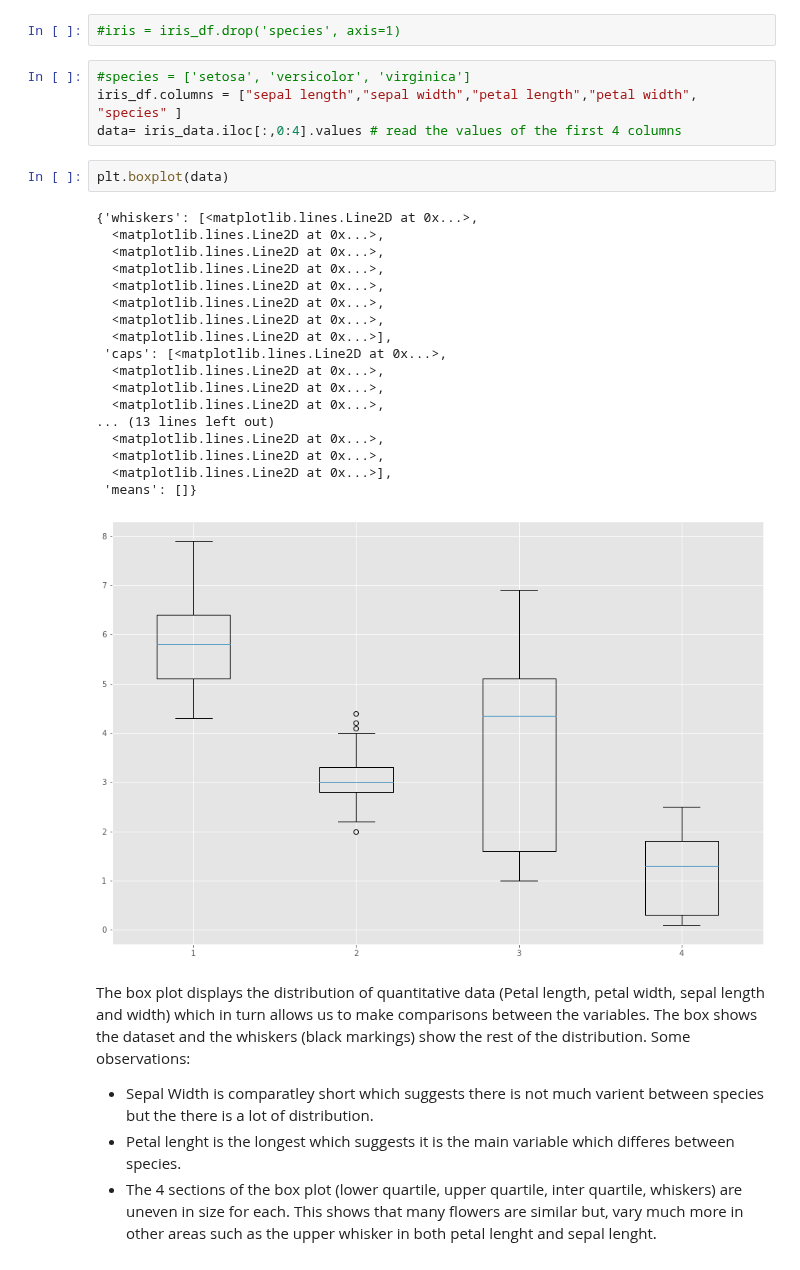
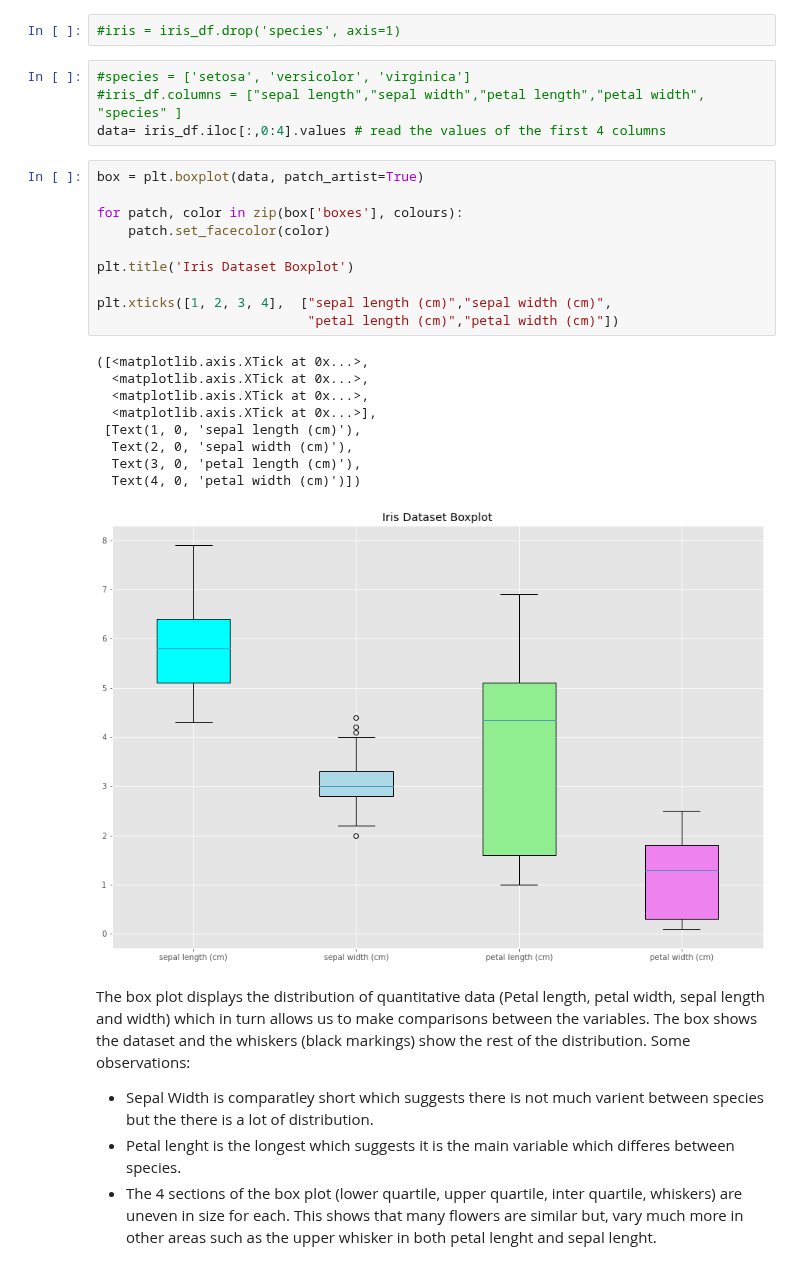
Before and after one commit to kmcd14/FofData-assessment, a Jupyter notebook: pyplot.ipynb, the cells around one changed output. Drawn from its saved outputs; the diff is of its cells as text.

```diff
--- a/pyplot.ipynb
+++ b/pyplot.ipynb
@@ -603,29 +656,28 @@ Text(0.5, 1.0, 'Boxplot')
 #iris = iris_df.drop('species', axis=1)
 # %%
 #species = ['setosa', 'versicolor', 'virginica']
-iris_df.columns = ["sepal length","sepal width","petal length","petal width", "species" ]
-data= iris_data.iloc[:,0:4].values # read the values of the first 4 columns
+#iris_df.columns = ["sepal length","sepal width","petal length","petal width", "species" ]
+data= iris_df.iloc[:,0:4].values # read the values of the first 4 columns
-# %%
-plt.boxplot(data)
-# %% [output]
-{'whiskers': [<matplotlib.lines.Line2D at 0x...>,
-  <matplotlib.lines.Line2D at 0x...>,
-  <matplotlib.lines.Line2D at 0x...>,
-  <matplotlib.lines.Line2D at 0x...>,
-  <matplotlib.lines.Line2D at 0x...>,
-  <matplotlib.lines.Line2D at 0x...>,
-  <matplotlib.lines.Line2D at 0x...>,
-  <matplotlib.lines.Line2D at 0x...>],
- 'caps': [<matplotlib.lines.Line2D at 0x...>,
-  <matplotlib.lines.Line2D at 0x...>,
-  <matplotlib.lines.Line2D at 0x...>,
-  <matplotlib.lines.Line2D at 0x...>,
-... (13 lines left out)
-  <matplotlib.lines.Line2D at 0x...>,
-  <matplotlib.lines.Line2D at 0x...>,
-  <matplotlib.lines.Line2D at 0x...>],
- 'means': []}
-[figure, removed]
+# %%
+box = plt.boxplot(data, patch_artist=True)
+
+for patch, color in zip(box['boxes'], colours):
+    patch.set_facecolor(color)
+
+plt.title('Iris Dataset Boxplot')
+
+plt.xticks([1, 2, 3, 4],  ["sepal length (cm)","sepal width (cm)",
+                           "petal length (cm)","petal width (cm)"])
+# %% [output]
+([<matplotlib.axis.XTick at 0x...>,
+  <matplotlib.axis.XTick at 0x...>,
+  <matplotlib.axis.XTick at 0x...>,
+  <matplotlib.axis.XTick at 0x...>],
+ [Text(1, 0, 'sepal length (cm)'),
+  Text(2, 0, 'sepal width (cm)'),
+  Text(3, 0, 'petal length (cm)'),
+  Text(4, 0, 'petal width (cm)')])
+[figure, added]
 # %% [markdown]
 The box plot displays the distribution of quantitative data (Petal length, petal width, sepal length and width) which in turn allows us to make comparisons between the variables. The box shows the dataset and the whiskers (black markings) show the rest of the distribution. Some observations:
 
```
Also changed, not shown: parts of 13 cells of this notebook.
